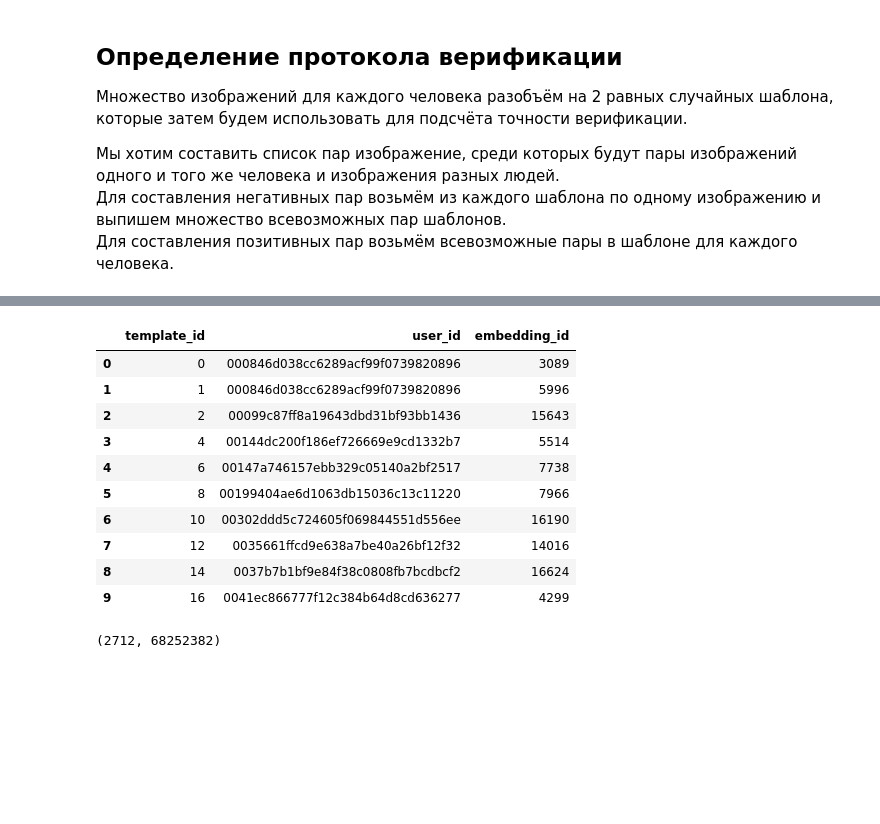
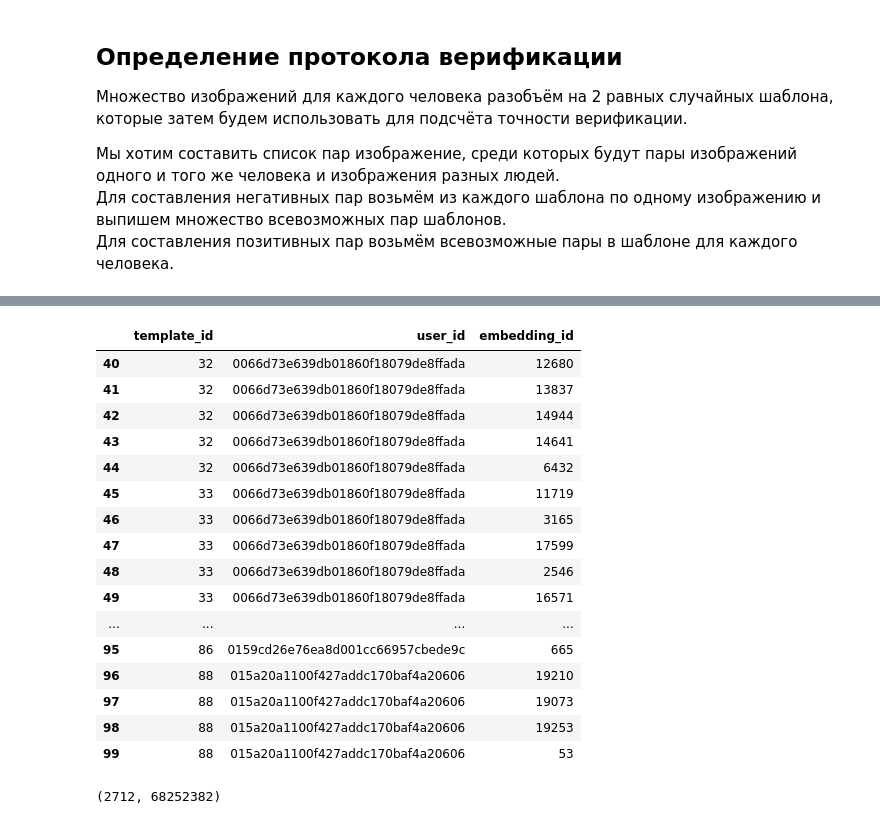
Before and after one commit to Leonid-Erlygin/seminars, a Jupyter notebook: fall_2023/s12_face_recognition/seminar.ipynb, the cells around one changed output, grey strips where cells are left out. Drawn from its saved outputs; the diff is of its cells as text; code cells hidden in the pictures; blank space fills up the shorter version.

```diff
--- a/fall_2023/s12_face_recognition/seminar.ipynb
+++ b/fall_2023/s12_face_recognition/seminar.ipynb
@@ -1041,20 +1021,26 @@ templates = pd.DataFrame(
     }
 )
 templates.to_csv(embeddings_dir / "templates.csv", index=False)
-# %%
-templates.head(10)
-# %% [output]
-|  | template_id | user_id | embedding_id |
-| 0 | 0 | 000846d038cc6289acf99f0739820896 | 3089 |
-| 1 | 1 | 000846d038cc6289acf99f0739820896 | 5996 |
-| 2 | 2 | 00099c87ff8a19643dbd31bf93bb1436 | 15643 |
-| 3 | 4 | 00144dc200f186ef726669e9cd1332b7 | 5514 |
-| 4 | 6 | 00147a746157ebb329c05140a2bf2517 | 7738 |
-| 5 | 8 | 00199404ae6d1063db15036c13c11220 | 7966 |
-| 6 | 10 | 00302ddd5c724605f069844551d556ee | 16190 |
-| 7 | 12 | 0035661ffcd9e638a7be40a26bf12f32 | 14016 |
-| 8 | 14 | 0037b7b1bf9e84f38c0808fb7bcdbcf2 | 16624 |
-| 9 | 16 | 0041ec866777f12c384b64d8cd636277 | 4299 |
+# %%
+templates.iloc[40:100]
+# %% [output]
+|  | template_id | user_id | embedding_id |
+| 40 | 32 | 0066d73e639db01860f18079de8ffada | 12680 |
+| 41 | 32 | 0066d73e639db01860f18079de8ffada | 13837 |
+| 42 | 32 | 0066d73e639db01860f18079de8ffada | 14944 |
+| 43 | 32 | 0066d73e639db01860f18079de8ffada | 14641 |
+| 44 | 32 | 0066d73e639db01860f18079de8ffada | 6432 |
+| 45 | 33 | 0066d73e639db01860f18079de8ffada | 11719 |
+| 46 | 33 | 0066d73e639db01860f18079de8ffada | 3165 |
+| 47 | 33 | 0066d73e639db01860f18079de8ffada | 17599 |
+| 48 | 33 | 0066d73e639db01860f18079de8ffada | 2546 |
+| 49 | 33 | 0066d73e639db01860f18079de8ffada | 16571 |
+| ... | ... | ... | ... |
+| 95 | 86 | 0159cd26e76ea8d001cc66957cbede9c | 665 |
+| 96 | 88 | 015a20a1100f427addc170baf4a20606 | 19210 |
+| 97 | 88 | 015a20a1100f427addc170baf4a20606 | 19073 |
+| 98 | 88 | 015a20a1100f427addc170baf4a20606 | 19253 |
+| 99 | 88 | 015a20a1100f427addc170baf4a20606 | 53 |
 # %%
 # list positive and negative pairs
 
```
Also changed, not shown: parts of 11 cells of this notebook, 2 other files.
